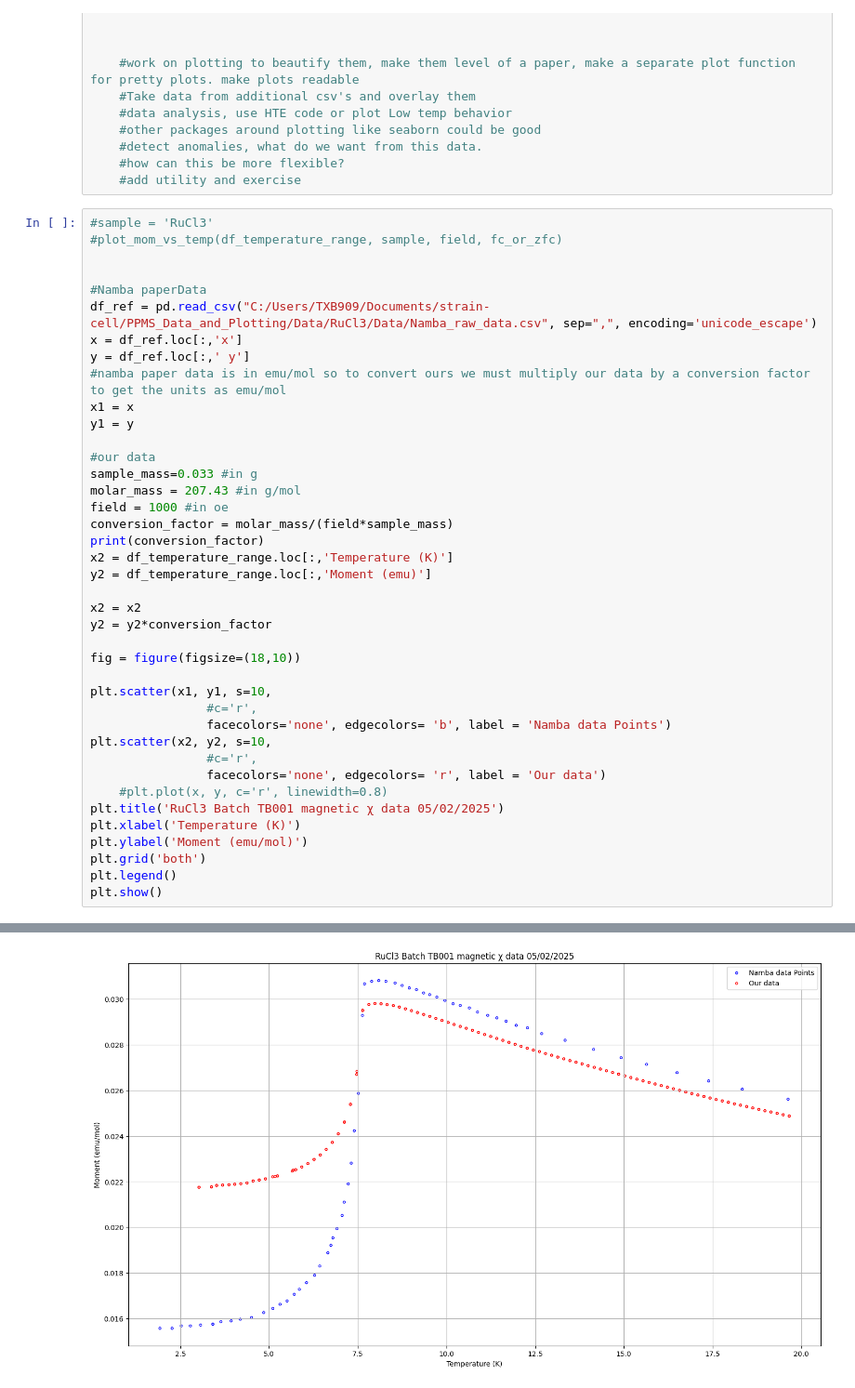
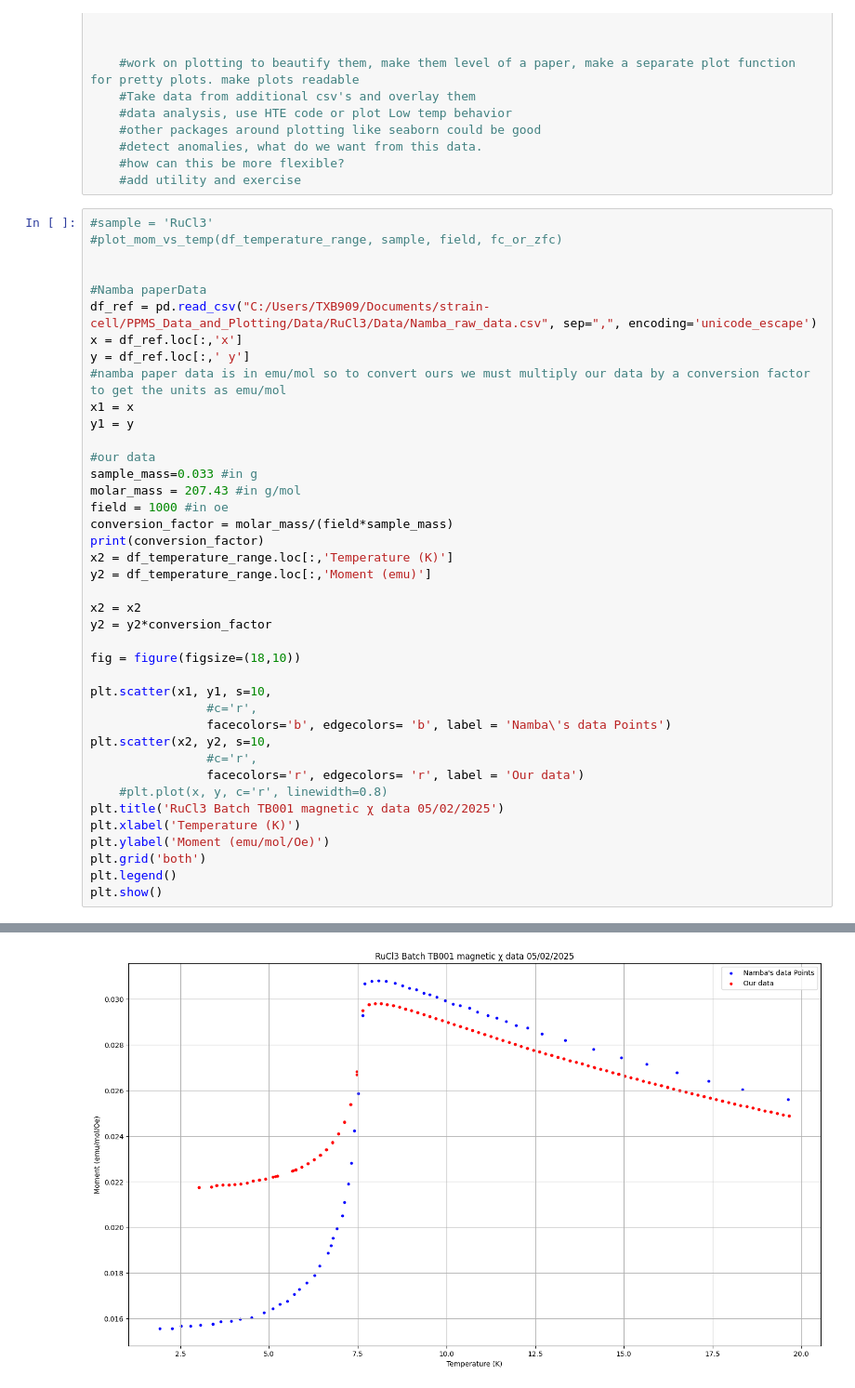
Before and after one commit to Brogan8813/strain-cell, a Jupyter notebook: PPMS_Data_and_Plotting/Plotting/PPMS Plotting.ipynb, the cells around one changed output, grey strips where cells are left out. Shown at 93% size. Saved outputs shown, nothing was run; the diff lists cells and outputs as text.

```diff
--- a/PPMS_Data_and_Plotting/Plotting/PPMS Plotting.ipynb
+++ b/PPMS_Data_and_Plotting/Plotting/PPMS Plotting.ipynb
@@ -193,34 +195,34 @@ y = df_ref.loc[:,' y']
 #namba paper data is in emu/mol so to convert ours we must multiply our data by a conversion factor to get the units as emu/mol
 x1 = x
 y1 = y
 
 #our data
 sample_mass=0.033 #in g
 molar_mass = 207.43 #in g/mol
 field = 1000 #in oe
 conversion_factor = molar_mass/(field*sample_mass)
 print(conversion_factor)
 x2 = df_temperature_range.loc[:,'Temperature (K)']
 y2 = df_temperature_range.loc[:,'Moment (emu)']
 
 x2 = x2
 y2 = y2*conversion_factor
 
 fig = figure(figsize=(18,10))
 
 plt.scatter(x1, y1, s=10,
                 #c='r',
-                facecolors='none', edgecolors= 'b', label = 'Namba data Points')
+                facecolors='b', edgecolors= 'b', label = 'Namba\'s data Points')
 plt.scatter(x2, y2, s=10,
                 #c='r',
-                facecolors='none', edgecolors= 'r', label = 'Our data')
+                facecolors='r', edgecolors= 'r', label = 'Our data')
     #plt.plot(x, y, c='r', linewidth=0.8)
 plt.title('RuCl3 Batch TB001 magnetic χ data 05/02/2025')
 plt.xlabel('Temperature (K)')
-plt.ylabel('Moment (emu/mol)')
+plt.ylabel('Moment (emu/mol/Oe)')
 plt.grid('both')
 plt.legend()
 plt.show()
 # %% [output]
 6.285757575757576
-[figure, old version]
+[figure, new version]
```
Also changed, not shown: parts of 4 cells of this notebook, 2 other files.
